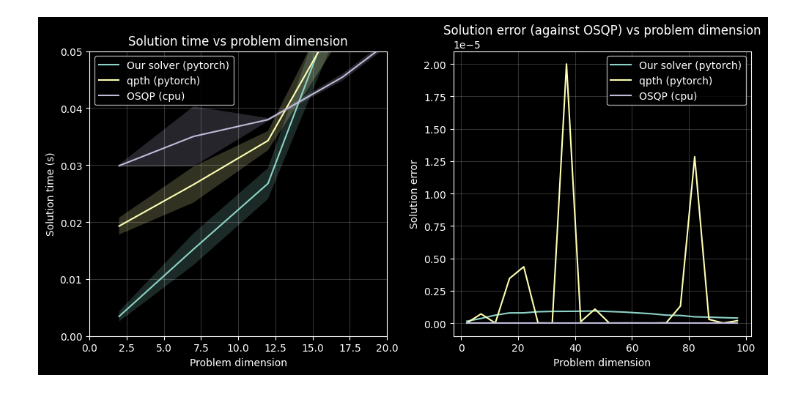
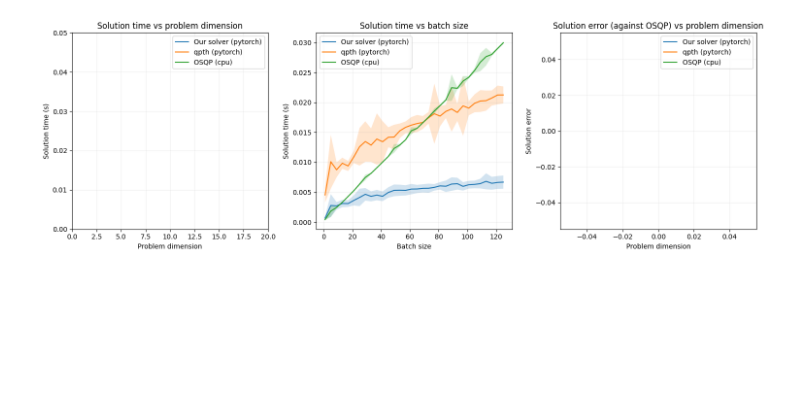
Before and after one commit to jstmn/Jrl, a Jupyter notebook: scripts/explore_qp.ipynb, the cells around one changed output. Cells and saved outputs as stored; diff of their text form; code cells hidden in the pictures; blank space fills up the shorter version.

```diff
--- a/scripts/explore_qp.ipynb
+++ b/scripts/explore_qp.ipynb
@@ -106,7 +106,6 @@ Q = torch.eye(dim)
 p = 2 * torch.ones(dim)
 G = torch.randn((nc, dim))
 h = torch.ones(nc)
-h[6] = 0.2
 p = torch.tensor([4, 0], dtype=torch.float32)
 # nc = 4
 # G = torch.tensor([[1, 0], [0, 1], [-1, 0], [0, -1]], dtype=torch.float32)
@@ -122,5 +121,5 @@ qptrace: [tensor([[[0.],
 # %%
-dimrange = range(2, 100, 5)
+dimrange = [4]
 torch.manual_seed(1232)
 ntrials = 50
 df = pd.DataFrame(columns=[
@@ -134,8 +133,8 @@ df = pd.DataFrame(columns=[
     "osqp_time",
     "osqp_err",
 ])
-for dim in tqdm.tqdm(dimrange):
-    for batch_size in [1, 2, 4, 8, 16, 32, 64, 128]:
+for dim in dimrange:
+    for batch_size in tqdm.tqdm(range(1, 128, 4)):
         for trial in range(ntrials):
             Q = torch.eye(dim).expand(batch_size, dim, dim)
             p = 2 * torch.ones((batch_size, dim))
@@ -352,36 +200,55 @@ https://github.com/locuslab/qpth/issues/6
 # %%
 # plot of solution time vs problem dimension, next to plot of solution error vs
 # problem dimension, for a given batch size
 
 batch_size = 128
 dfbatch = df[df["batch_size"] == batch_size]
 
-fig, axes = plt.subplots(1, 2, figsize=(10, 5))
+fig, axes = plt.subplots(1, 3, figsize=(15, 5))
 fig.title = f"Batch size {batch_size}"
 axes[0].set_title("Solution time vs problem dimension")
 axes[0].set_xlabel("Problem dimension")
 axes[0].set_ylabel("Solution time (s)")
 axes[0].set_ylim(0, 0.05)
 axes[0].set_xlim(0, 20)
 axes[0].grid(alpha=0.2)
 axes[0].plot(dfbatch.groupby("dim").mean()["oursol_time"], label="Our solver (pytorch)")
 axes[0].plot(dfbatch.groupby("dim").mean()["qpthsol_time"], label="qpth (pytorch)")
 axes[0].plot(dfbatch.groupby("dim").mean()["osqp_time"], label="OSQP (cpu)")
 # plot standard deviation as a shaded region
 axes[0].fill_between(dfbatch.groupby("dim").mean()["oursol_time"].index, dfbatch.groupby("dim").mean()["oursol_time"] - dfbatch.groupby("dim").std()["oursol_time"], dfbatch.groupby("dim").mean()["oursol_time"] + dfbatch.groupby("dim").std()["oursol_time"], alpha=0.2)
 axes[0].fill_between(dfbatch.groupby("dim").mean()["qpthsol_time"].index, dfbatch.groupby("dim").mean()["qpthsol_time"] - dfbatch.groupby("dim").std()["qpthsol_time"], dfbatch.groupby("dim").mean()["qpthsol_time"] + dfbatch.groupby("dim").std()["qpthsol_time"], alpha=0.2)
 axes[0].fill_between(dfbatch.groupby("dim").mean()["osqp_time"].index, dfbatch.groupby("dim").mean()["osqp_time"] - dfbatch.groupby("dim").std()["osqp_time"], dfbatch.groupby("dim").mean()["osqp_time"] + dfbatch.groupby("dim").std()["osqp_time"], alpha=0.2)
 axes[0].legend()
 
-axes[1].set_title("Solution error (against OSQP) vs problem dimension")
-axes[1].set_xlabel("Problem dimension")
-axes[1].set_ylabel("Solution error")
+# plot of solution time vs batch_size, for a given problem dimension
+dim = 4
+dfdim = df[df["dim"] == dim]
+
+axes[1].set_title("Solution time vs batch size")
+axes[1].set_xlabel("Batch size")
+axes[1].set_ylabel("Solution time (s)")
+#axes[1].set_ylim(0, 0.05)
+#axes[1].set_xlim(0, 200)
 axes[1].grid(alpha=0.2)
-axes[1].plot(dfbatch.groupby("dim").mean()["oursol_err"], label="Our solver (pytorch)")
-axes[1].plot(dfbatch.groupby("dim").mean()["qpthsol_err"], label="qpth (pytorch)")
-axes[1].plot(dfbatch.groupby("dim").mean()["osqp_err"], label="OSQP (cpu)")
+axes[1].plot(dfdim.groupby("batch_size").mean()["oursol_time"], label="Our solver (pytorch)")
+axes[1].plot(dfdim.groupby("batch_size").mean()["qpthsol_time"], label="qpth (pytorch)")
+axes[1].plot(dfdim.groupby("batch_size").mean()["osqp_time"], label="OSQP (cpu)")
+# plot standard deviation as a shaded region
+axes[1].fill_between(dfdim.groupby("batch_size").mean()["oursol_time"].index, dfdim.groupby("batch_size").mean()["oursol_time"] - dfdim.groupby("batch_size").std()["oursol_time"], dfdim.groupby("batch_size").mean()["oursol_time"] + dfdim.groupby("batch_size").std()["oursol_time"], alpha=0.2)
+axes[1].fill_between(dfdim.groupby("batch_size").mean()["qpthsol_time"].index, dfdim.groupby("batch_size").mean()["qpthsol_time"] - dfdim.groupby("batch_size").std()["qpthsol_time"], dfdim.groupby("batch_size").mean()["qpthsol_time"] + dfdim.groupby("batch_size").std()["qpthsol_time"], alpha=0.2)
+axes[1].fill_between(dfdim.groupby("batch_size").mean()["osqp_time"].index, dfdim.groupby("batch_size").mean()["osqp_time"] - dfdim.groupby("batch_size").std()["osqp_time"], dfdim.groupby("batch_size").mean()["osqp_time"] + dfdim.groupby("batch_size").std()["osqp_time"], alpha=0.2)
 axes[1].legend()
 
+axes[2].set_title("Solution error (against OSQP) vs problem dimension")
+axes[2].set_xlabel("Problem dimension")
+axes[2].set_ylabel("Solution error")
+axes[2].grid(alpha=0.2)
+axes[2].plot(dfbatch.groupby("dim").mean()["oursol_err"], label="Our solver (pytorch)")
+axes[2].plot(dfbatch.groupby("dim").mean()["qpthsol_err"], label="qpth (pytorch)")
+axes[2].plot(dfbatch.groupby("dim").mean()["osqp_err"], label="OSQP (cpu)")
+axes[2].legend()
+
 plt.tight_layout()
 # %% [output]
-[figure, old version]
+[figure, new version]
```
Also changed, not shown: parts of 3 cells of this notebook, 4 other files.
